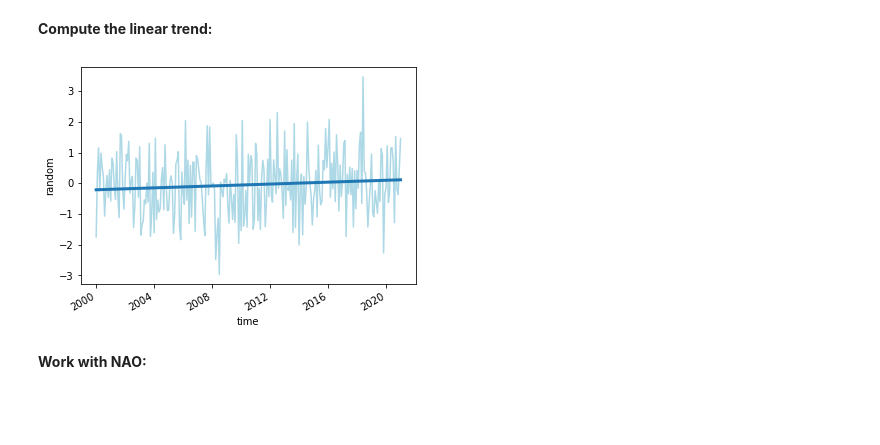
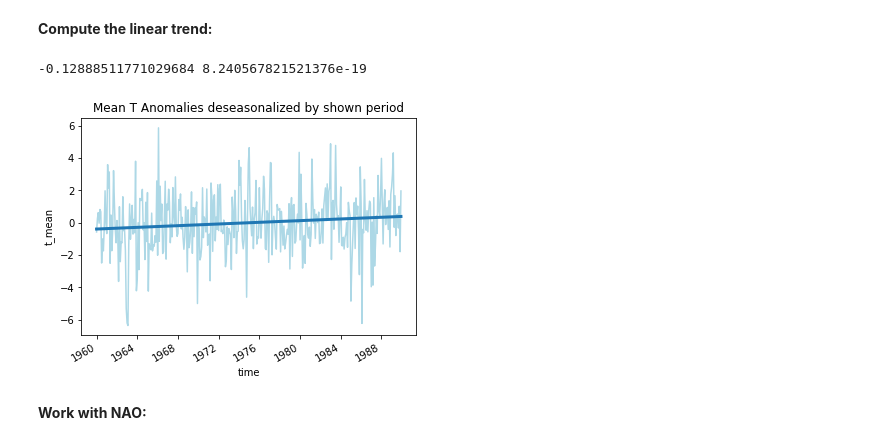
Before and after one commit to d3sp3r4t3Student/Statistical-Data-Analyses, a Jupyter notebook: demo_practical5.ipynb, the cells around one changed output. Saved outputs shown, nothing was run; the diff lists cells and outputs as text; code cells hidden in the pictures; blank space fills up the shorter version.

```diff
--- a/demo_practical5.ipynb
+++ b/demo_practical5.ipynb
@@ -14,0 +15,6 @@ import utils
+# %%
+import utils
+
+path = os.getcwd()
+t_monthly = utils.munich_station_monthly(location=path, to_xarray = True)
+t_monthly
@@ -17,11 +32,4 @@ import utils
 # %% [markdown]
 **Create Random Data (for illustration):**
 # %%
-np.random.seed(100)
-data = xr.DataArray(
-    np.random.normal(size=253),
-    coords={"time": pd.date_range("2000-01-01", "2021-01-01", freq="MS")},
-    dims = ('time'),
-    name="random",
-)
-data.plot();
+data = t_monthly.t_mean.sel(time = slice('1960','1989')).groupby('time.month') - t_monthly.t_mean.sel(time = slice('1960','1989')).groupby('time.month').mean()
@@ -69,24 +80,27 @@ def linear_fit(x, y):
 # %%
 DECADE_IN_NS = 10 * 365.25 * 24 * 3600 * 1e9
 
 # compute slope in K / nanoseconds and offset in K
 x = data.time.values.astype("float")  # need float type for fit
 y = data.values
 a, b = linear_fit(x, y)
+print(a,b)
 
 # convert K / ns to K / decade
 # k_per_decade = ???
 
 # plot
 data.plot(c="lightblue", zorder=0)
 plt.plot(
     x.astype("datetime64[ns]"),  # need datetime type for plot
     a + b * x,
     lw=3,
 )
 
+plt.title('Mean T Anomalies deseasonalized by shown period')
 plt.show()
 # %% [output]
+-0.12888511771029684 8.240567821521376e-19
-[figure, old version]
+[figure, new version]
 # %% [markdown]
 **Work with NAO:**
```
Also changed, not shown: parts of 8 cells of this notebook.
